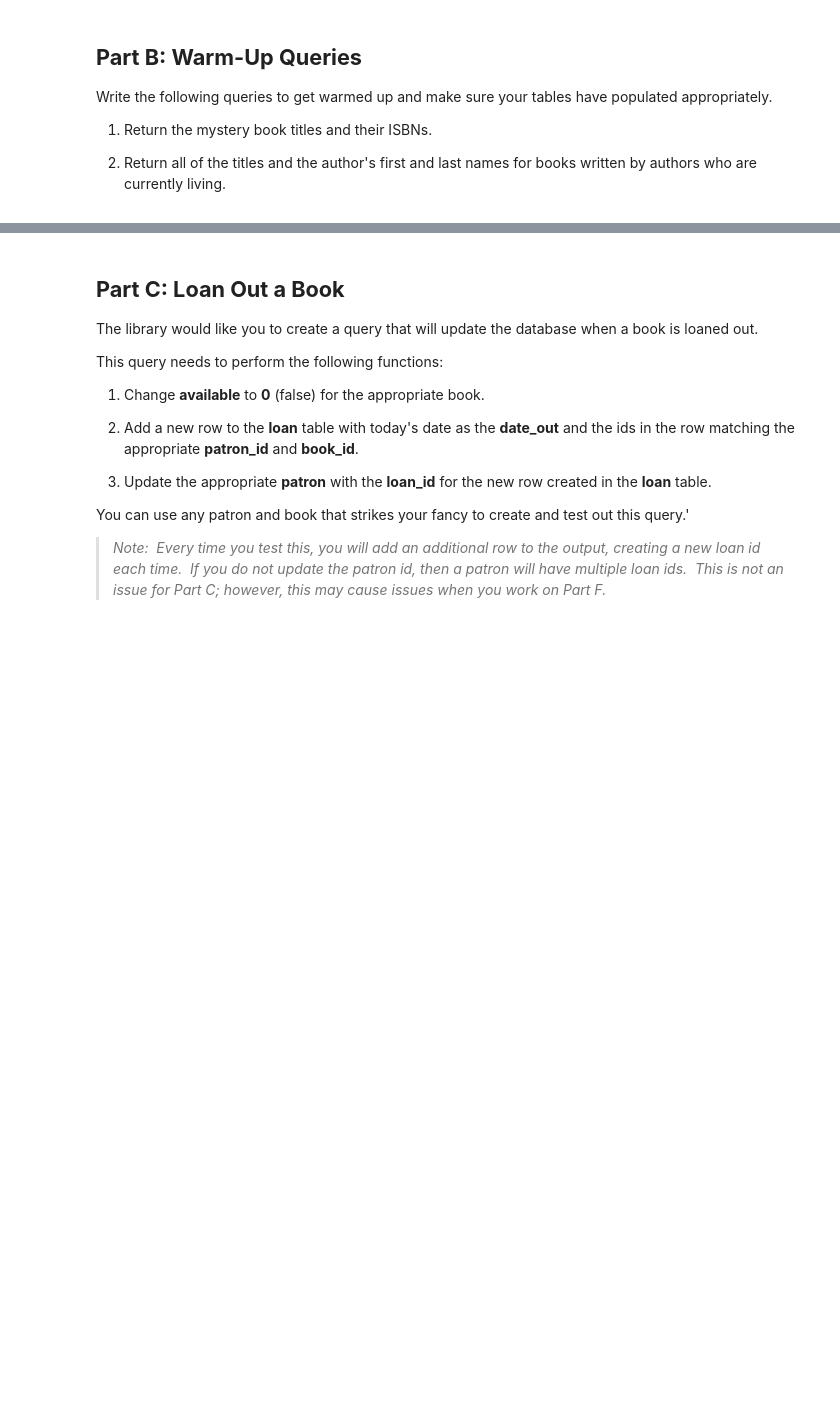
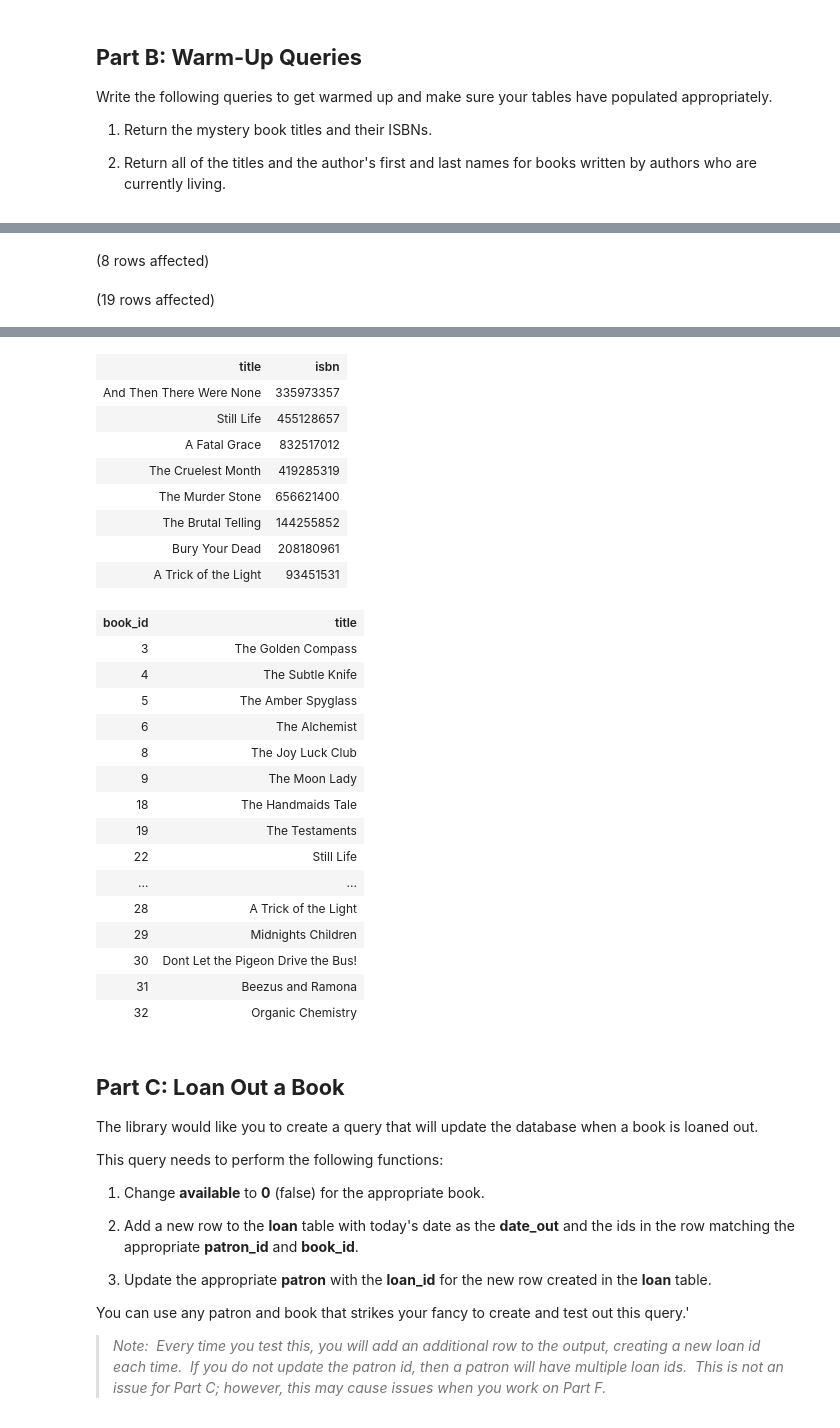
Before and after one commit to e3la/SQL-Part-5-Studio, a Jupyter notebook: Studio.ipynb, the cells around one changed output, grey strips where cells are left out. Saved outputs shown, nothing was run; the diff lists cells and outputs as text; code cells hidden in the pictures; blank space fills up the shorter version.

```diff
--- a/Studio.ipynb
+++ b/Studio.ipynb
@@ -671,0 +667,13 @@ Total execution time: 00:00:00.030
+# %%
+--Code your warm ups here:
+select title, isbn
+from helena.book
+where genre_id = 6;
+
+SELECT b.book_id, b.title
+FROM book b
+INNER JOIN author a ON b.author_id = a.author_id
+WHERE a.death_year IS NULL;
+# %% [output]
+(8 rows affected)
+(19 rows affected)
@@ -672,3 +681,28 @@ Total execution time: 00:00:00.030
+| title | isbn |
+| And Then There Were None | 335973357 |
+| Still Life | 455128657 |
+| A Fatal Grace | 832517012 |
+| The Cruelest Month | 419285319 |
+| The Murder Stone | 656621400 |
+| The Brutal Telling | 144255852 |
+| Bury Your Dead | 208180961 |
+| A Trick of the Light | 93451531 |
+| book_id | title |
+| 3 | The Golden Compass |
+| 4 | The Subtle Knife |
+| 5 | The Amber Spyglass |
+| 6 | The Alchemist |
+| 8 | The Joy Luck Club |
+| 9 | The Moon Lady |
+| 18 | The Handmaids Tale |
+| 19 | The Testaments |
+| 22 | Still Life |
+| ... | ... |
+| 28 | A Trick of the Light |
+| 29 | Midnights Children |
+| 30 | Dont Let the Pigeon Drive the Bus! |
+| 31 | Beezus and Ramona |
+| 32 | Organic Chemistry |
 # %% [markdown]
 ## **Part C: Loan Out a Book**
 
```
Also changed, not shown: parts of 2 cells of this notebook.
